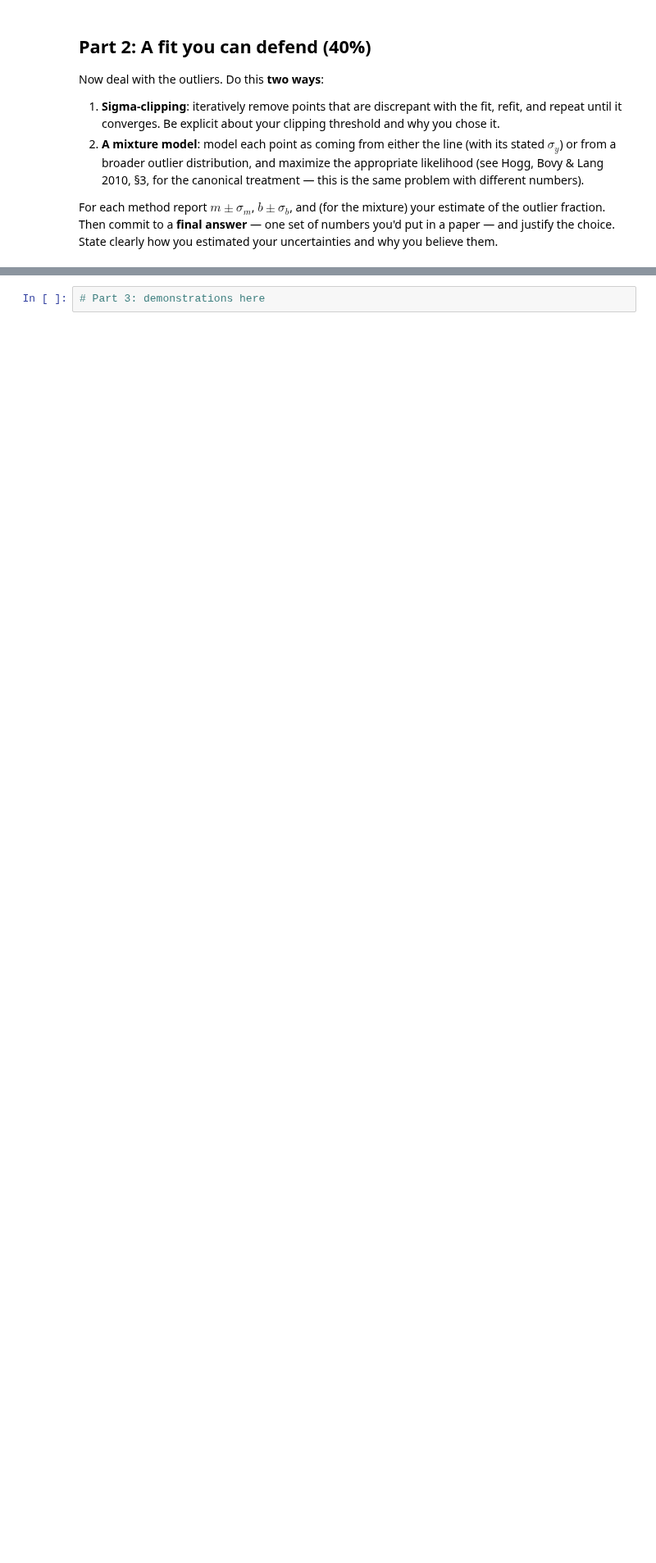
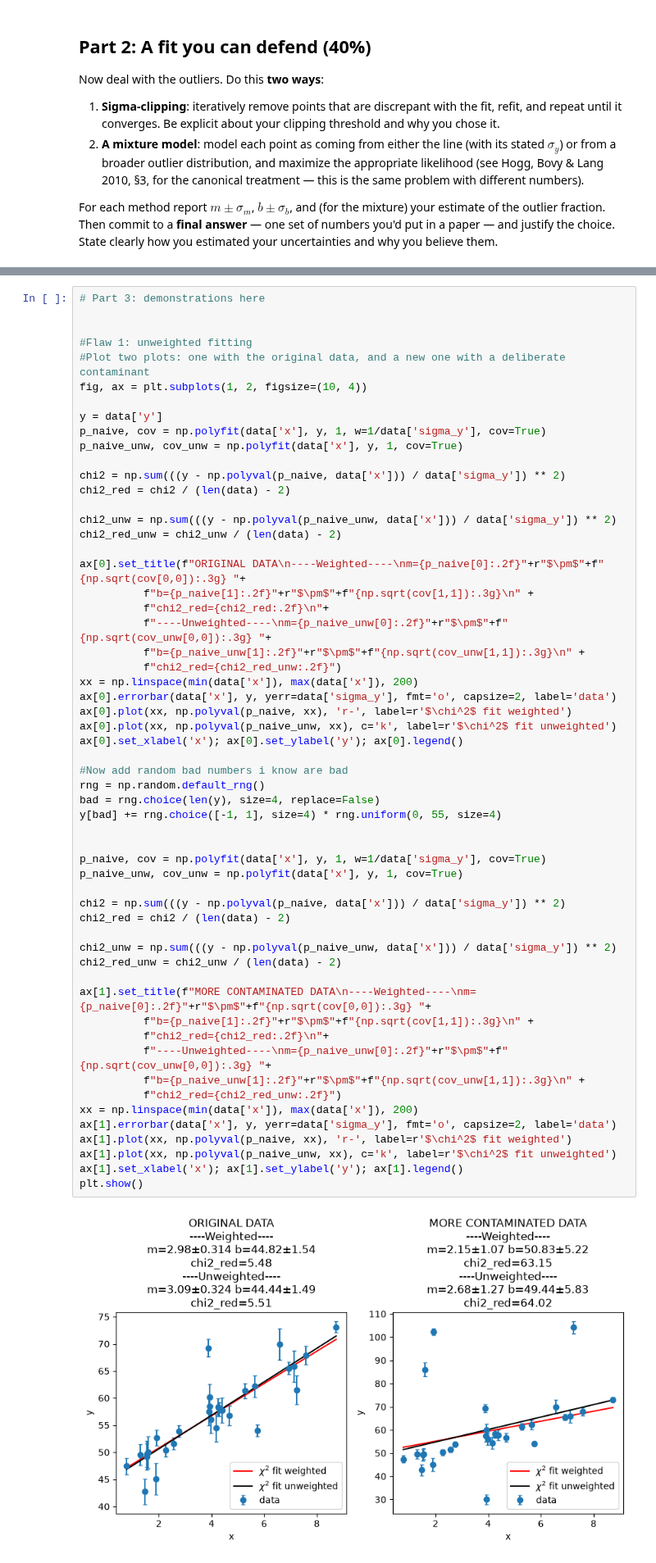
Before and after one commit to AustinMathison/ast457_2026_Fall, a Jupyter notebook: submissions/cmemery2/lab01.ipynb, the cells around one changed output, grey strips where cells are left out. Shown at 82% size. Drawn from its saved outputs; the diff is of its cells as text; blank space fills up the shorter version.

```diff
--- a/submissions/cmemery2/lab01.ipynb
+++ b/submissions/cmemery2/lab01.ipynb
@@ -96,2 +307,59 @@ analysis and correct analysis are different things. Referee accordingly.
 # %%
 # Part 3: demonstrations here
+
+
+#Flaw 1: unweighted fitting
+#Plot two plots: one with the original data, and a new one with a deliberate contaminant
+fig, ax = plt.subplots(1, 2, figsize=(10, 4))
+
+y = data['y']
+p_naive, cov = np.polyfit(data['x'], y, 1, w=1/data['sigma_y'], cov=True)
+p_naive_unw, cov_unw = np.polyfit(data['x'], y, 1, cov=True)
+
+chi2 = np.sum(((y - np.polyval(p_naive, data['x'])) / data['sigma_y']) ** 2)
+chi2_red = chi2 / (len(data) - 2)
+
+chi2_unw = np.sum(((y - np.polyval(p_naive_unw, data['x'])) / data['sigma_y']) ** 2)
+chi2_red_unw = chi2_unw / (len(data) - 2)
+
+ax[0].set_title(f"ORIGINAL DATA\n----Weighted----\nm={p_naive[0]:.2f}"+r"$\pm$"+f"{np.sqrt(cov[0,0]):.3g} "+
+          f"b={p_naive[1]:.2f}"+r"$\pm$"+f"{np.sqrt(cov[1,1]):.3g}\n" +
+          f"chi2_red={chi2_red:.2f}\n"+
+          f"----Unweighted----\nm={p_naive_unw[0]:.2f}"+r"$\pm$"+f"{np.sqrt(cov_unw[0,0]):.3g} "+
+          f"b={p_naive_unw[1]:.2f}"+r"$\pm$"+f"{np.sqrt(cov_unw[1,1]):.3g}\n" +
+          f"chi2_red={chi2_red_unw:.2f}")
+xx = np.linspace(min(data['x']), max(data['x']), 200)
+ax[0].errorbar(data['x'], y, yerr=data['sigma_y'], fmt='o', capsize=2, label='data')
+ax[0].plot(xx, np.polyval(p_naive, xx), 'r-', label=r'$\chi^2$ fit weighted')
+ax[0].plot(xx, np.polyval(p_naive_unw, xx), c='k', label=r'$\chi^2$ fit unweighted')
+ax[0].set_xlabel('x'); ax[0].set_ylabel('y'); ax[0].legend()
+
+#Now add random bad numbers i know are bad
+rng = np.random.default_rng()
+bad = rng.choice(len(y), size=4, replace=False)
+y[bad] += rng.choice([-1, 1], size=4) * rng.uniform(0, 55, size=4)
+
+
+p_naive, cov = np.polyfit(data['x'], y, 1, w=1/data['sigma_y'], cov=True)
+p_naive_unw, cov_unw = np.polyfit(data['x'], y, 1, cov=True)
+
+chi2 = np.sum(((y - np.polyval(p_naive, data['x'])) / data['sigma_y']) ** 2)
+chi2_red = chi2 / (len(data) - 2)
+
+chi2_unw = np.sum(((y - np.polyval(p_naive_unw, data['x'])) / data['sigma_y']) ** 2)
+chi2_red_unw = chi2_unw / (len(data) - 2)
+
+ax[1].set_title(f"MORE CONTAMINATED DATA\n----Weighted----\nm={p_naive[0]:.2f}"+r"$\pm$"+f"{np.sqrt(cov[0,0]):.3g} "+
+          f"b={p_naive[1]:.2f}"+r"$\pm$"+f"{np.sqrt(cov[1,1]):.3g}\n" +
+          f"chi2_red={chi2_red:.2f}\n"+
+          f"----Unweighted----\nm={p_naive_unw[0]:.2f}"+r"$\pm$"+f"{np.sqrt(cov_unw[0,0]):.3g} "+
+          f"b={p_naive_unw[1]:.2f}"+r"$\pm$"+f"{np.sqrt(cov_unw[1,1]):.3g}\n" +
+          f"chi2_red={chi2_red_unw:.2f}")
+xx = np.linspace(min(data['x']), max(data['x']), 200)
+ax[1].errorbar(data['x'], y, yerr=data['sigma_y'], fmt='o', capsize=2, label='data')
+ax[1].plot(xx, np.polyval(p_naive, xx), 'r-', label=r'$\chi^2$ fit weighted')
+ax[1].plot(xx, np.polyval(p_naive_unw, xx), c='k', label=r'$\chi^2$ fit unweighted')
+ax[1].set_xlabel('x'); ax[1].set_ylabel('y'); ax[1].legend()
+plt.show()
+# %% [output]
+[figure, added]
```
Also changed, not shown: parts of 13 cells of this notebook.
